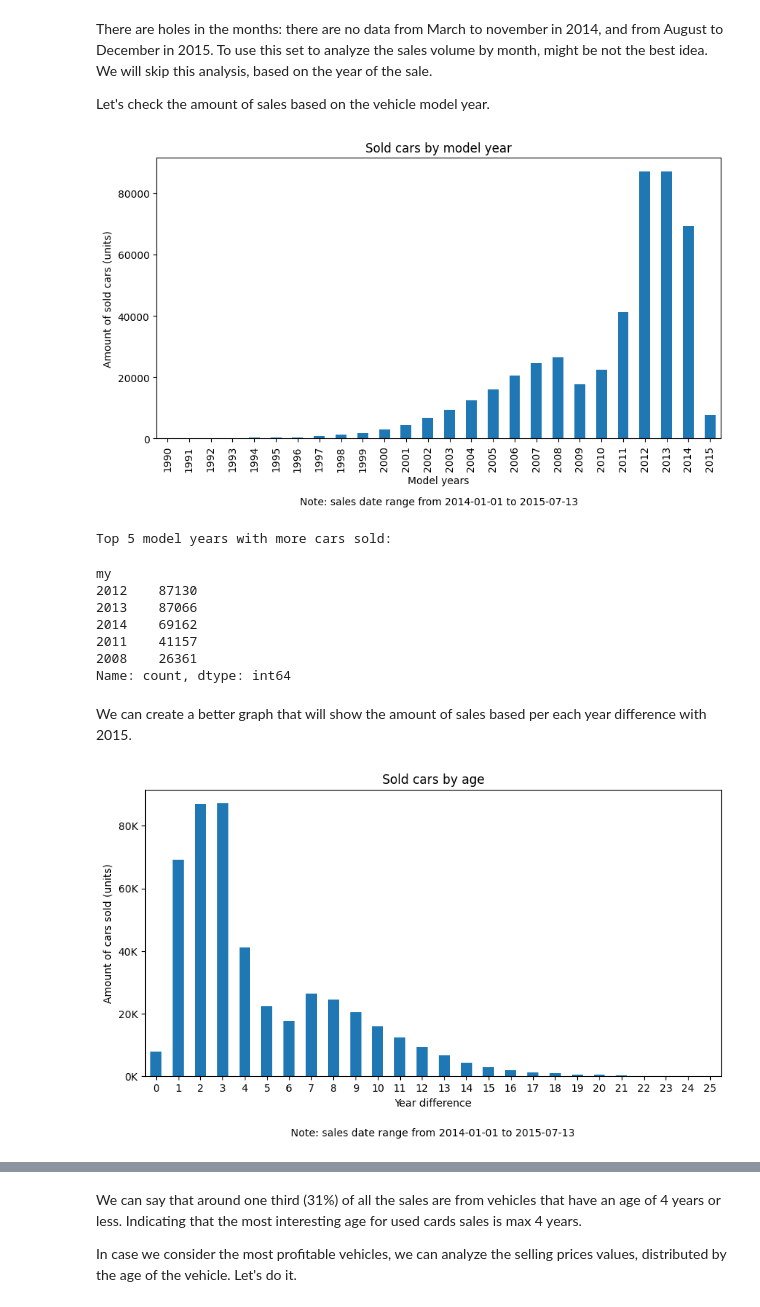
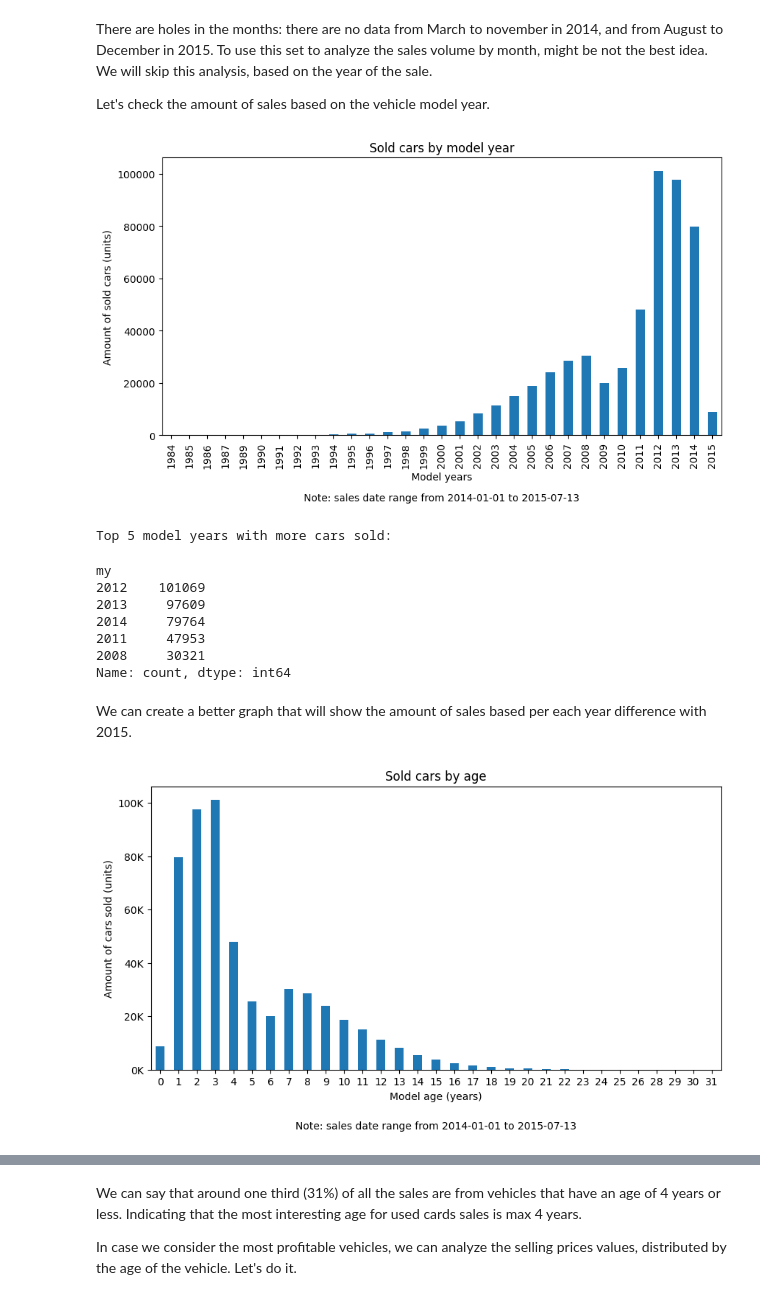
Before and after one commit to wizard86pz/cars_sales_us, a Jupyter notebook: ETL_cars.ipynb, the cells around one changed output, grey strips where cells are left out. Drawn from its saved outputs; the diff is of its cells as text; code cells hidden in the pictures.

```diff
--- a/ETL_cars.ipynb
+++ b/ETL_cars.ipynb
@@ -149,0 +130,4 @@ memory usage: 61.3+ MB
+# %%
+#Taking in consideration that we will use only info regarding maker, model and mmr values, we will drop all the rows with null values in these columns
+df_clean = df_edited.dropna(subset=['maker','model','mmr'])
+df_clean.info()
@@ -515,34 +515,34 @@ plt.show()
 print('Top 5 model years with more cars sold:')
 df_clean['my'].value_counts().head(5)
 # %% [output]
-[figure, old version]
+[figure, new version]
 Top 5 model years with more cars sold:
 my
-2012    87130
-2013    87066
-2014    69162
-2011    41157
-2008    26361
+2012    101069
+2013     97609
+2014     79764
+2011     47953
+2008     30321
 Name: count, dtype: int64
 # %% [markdown]
 We can create a better graph that will show the amount of sales based per each year difference with 2015.
 # %%
 #let's create a graph the amount of sold cars by year difference between the 2015 and the model year
 diff_years = 2015 - df_clean['my']
 diff_years.value_counts().sort_index().plot(kind='bar', figsize=(10,5))
 plt.title('Sold cars by age')
-plt.xlabel('Year difference')
+plt.xlabel('Model age (years)')
 plt.ylabel('Amount of cars sold (units)')
 
 formatter = ticker.FuncFormatter(lambda x, pos: '{:,.0f}K'.format(x/1000))
 plt.gca().yaxis.set_major_formatter(formatter)
 
 note =f'Note: sales date range from {min_date} to {max_date}'
 plt.text(x=0.5, y=-0.2, s=note, ha='center', va='center', transform=plt.gca().transAxes)
 plt.xticks(rotation=0)
 plt.show()
 # %% [output]
-[figure, old version]
+[figure, new version]
 # %%
 #let's compare the total amount of sold cars with an year difference fewer and more than x years
 x = range(2,6,1)
```
Also changed, not shown: parts of 39 cells of this notebook.
